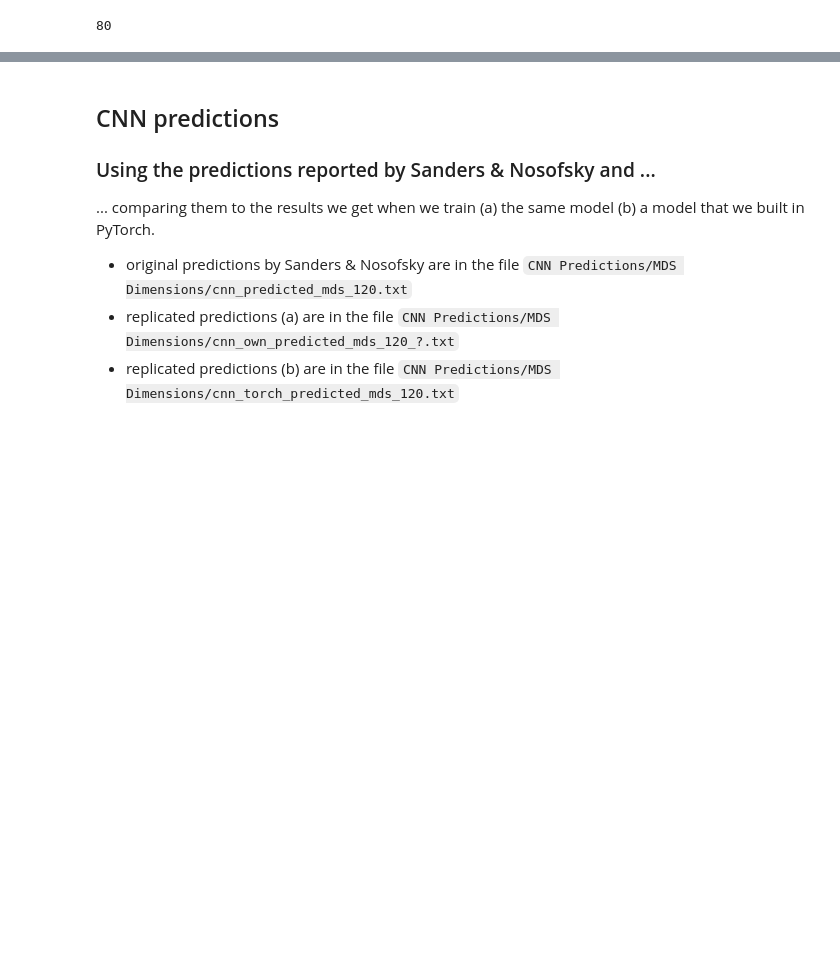
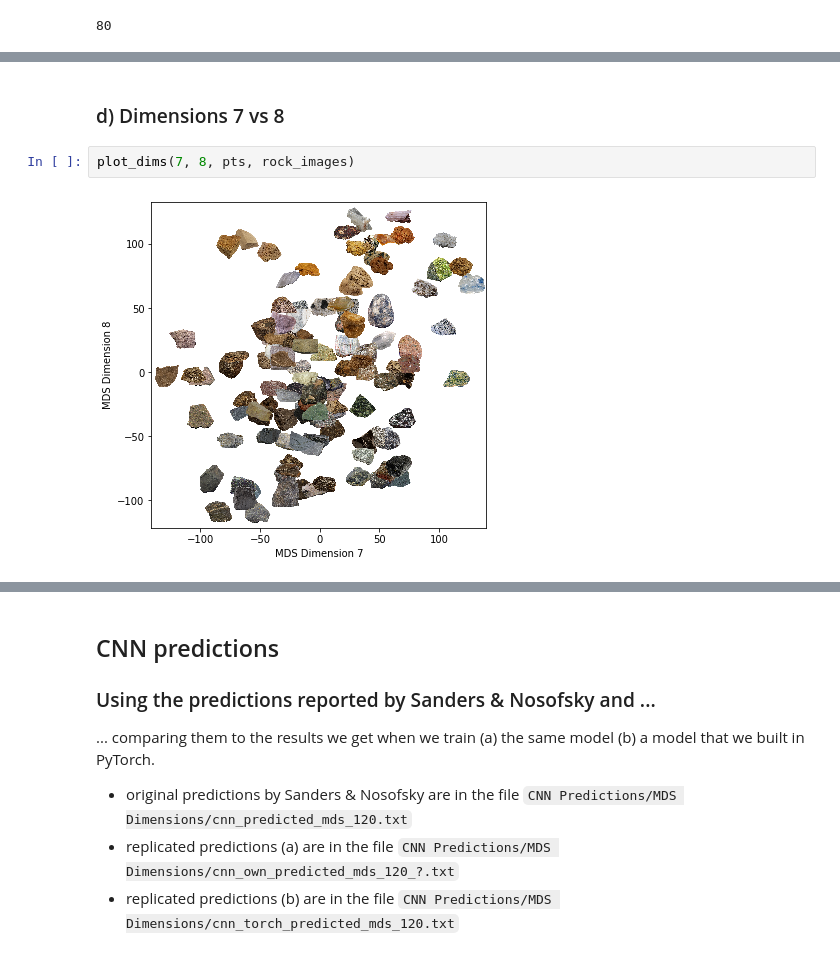
Before and after one commit to dominikpegler/mds_cnn, a Jupyter notebook: sanders_nosofsky_2020/mds.ipynb, the cells around one changed output, grey strips where cells are left out. Cells and saved outputs as stored; diff of their text form; blank space fills up the shorter version.

```diff
--- a/sanders_nosofsky_2020/mds.ipynb
+++ b/sanders_nosofsky_2020/mds.ipynb
@@ -246,0 +261,6 @@ plot_dims(1, 2, pts, rock_images)
+# %% [markdown]
+### d) Dimensions 7 vs 8
+# %%
+plot_dims(7, 8, pts, rock_images)
+# %% [output]
+[figure, added]
```
Also changed, not shown: parts of 12 cells of this notebook.
